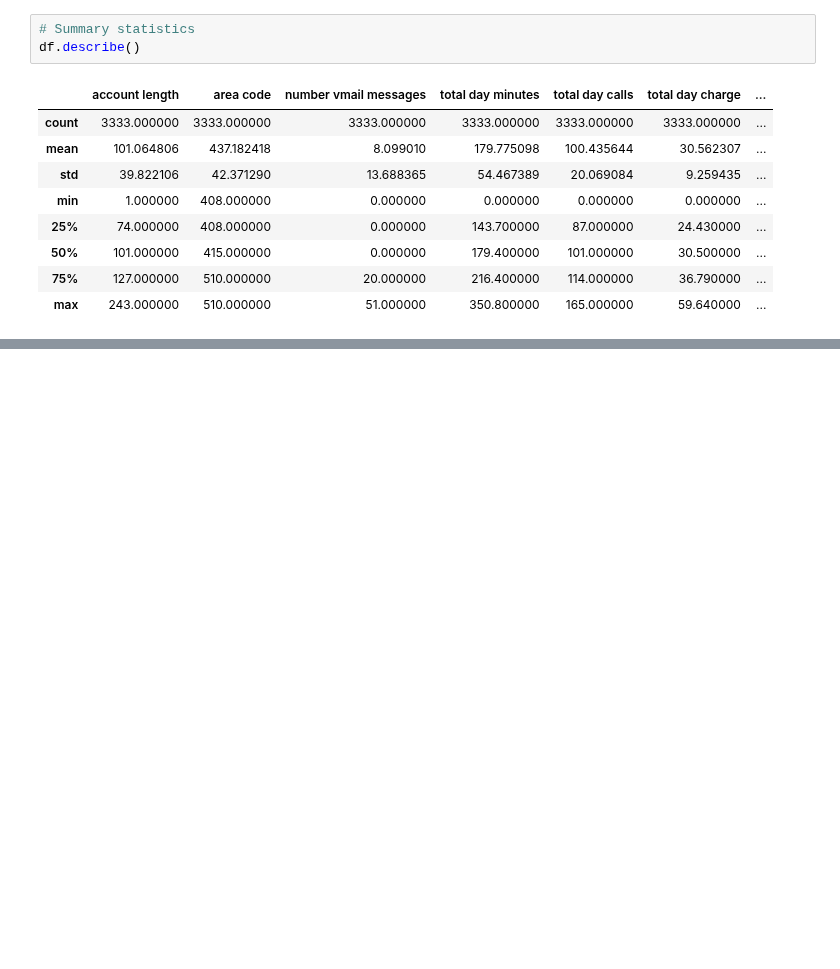
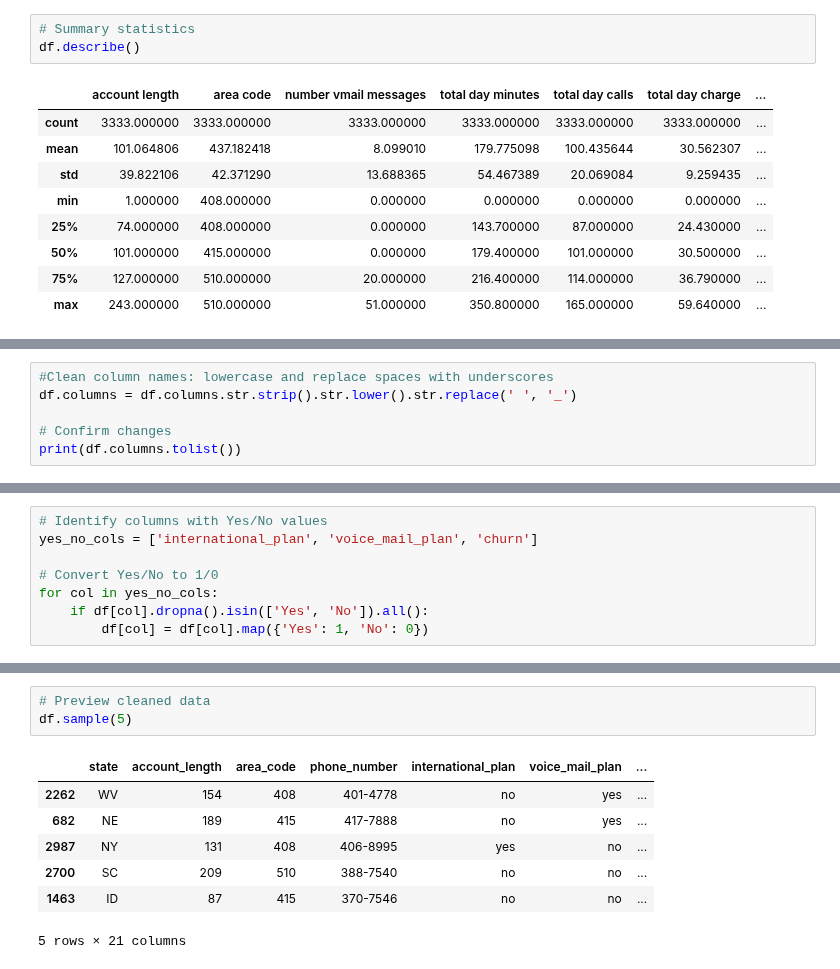
Before and after one commit to Mathews-Odongo/Customer_Churn, a Jupyter notebook: notebooks/Customer_churn.ipynb, the cells around one changed output, grey strips where cells are left out. Saved outputs shown, nothing was run; the diff lists cells and outputs as text; blank space fills up the shorter version.

Commit message:
add data cleaning

```diff
--- a/notebooks/Customer_churn.ipynb
+++ b/notebooks/Customer_churn.ipynb
@@ -167,0 +173,6 @@ df.describe()
+# %%
+#Clean column names: lowercase and replace spaces with underscores
+df.columns = df.columns.str.strip().str.lower().str.replace(' ', '_')
+
+# Confirm changes
+print(df.columns.tolist())
@@ -167,0 +184,8 @@ df.describe()
+# %%
+# Identify columns with Yes/No values
+yes_no_cols = ['international_plan', 'voice_mail_plan', 'churn']
+
+# Convert Yes/No to 1/0
+for col in yes_no_cols:
+    if df[col].dropna().isin(['Yes', 'No']).all():
+        df[col] = df[col].map({'Yes': 1, 'No': 0})
@@ -167,0 +215,11 @@ df.describe()
+# %%
+# Preview cleaned data
+df.sample(5)
+# %% [output]
+|  | state | account_length | area_code | phone_number | international_plan | voice_mail_plan | ... |
+| 2262 | WV | 154 | 408 | 401-4778 | no | yes | ... |
+| 682 | NE | 189 | 415 | 417-7888 | no | yes | ... |
+| 2987 | NY | 131 | 408 | 406-8995 | yes | no | ... |
+| 2700 | SC | 209 | 510 | 388-7540 | no | no | ... |
+| 1463 | ID | 87 | 415 | 370-7546 | no | no | ... |
+5 rows × 21 columns
```
Also changed, not shown: parts of 6 cells of this notebook.
